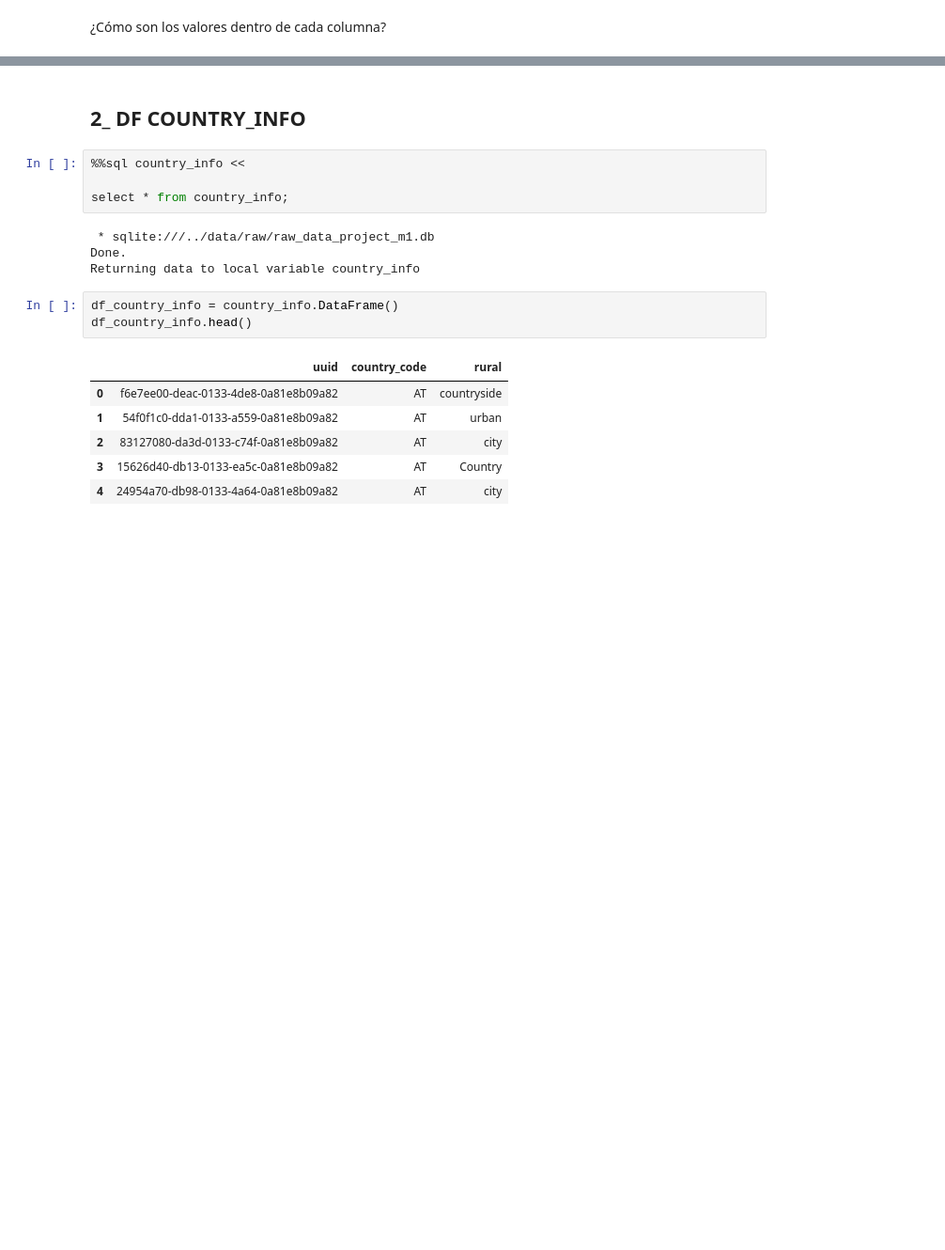
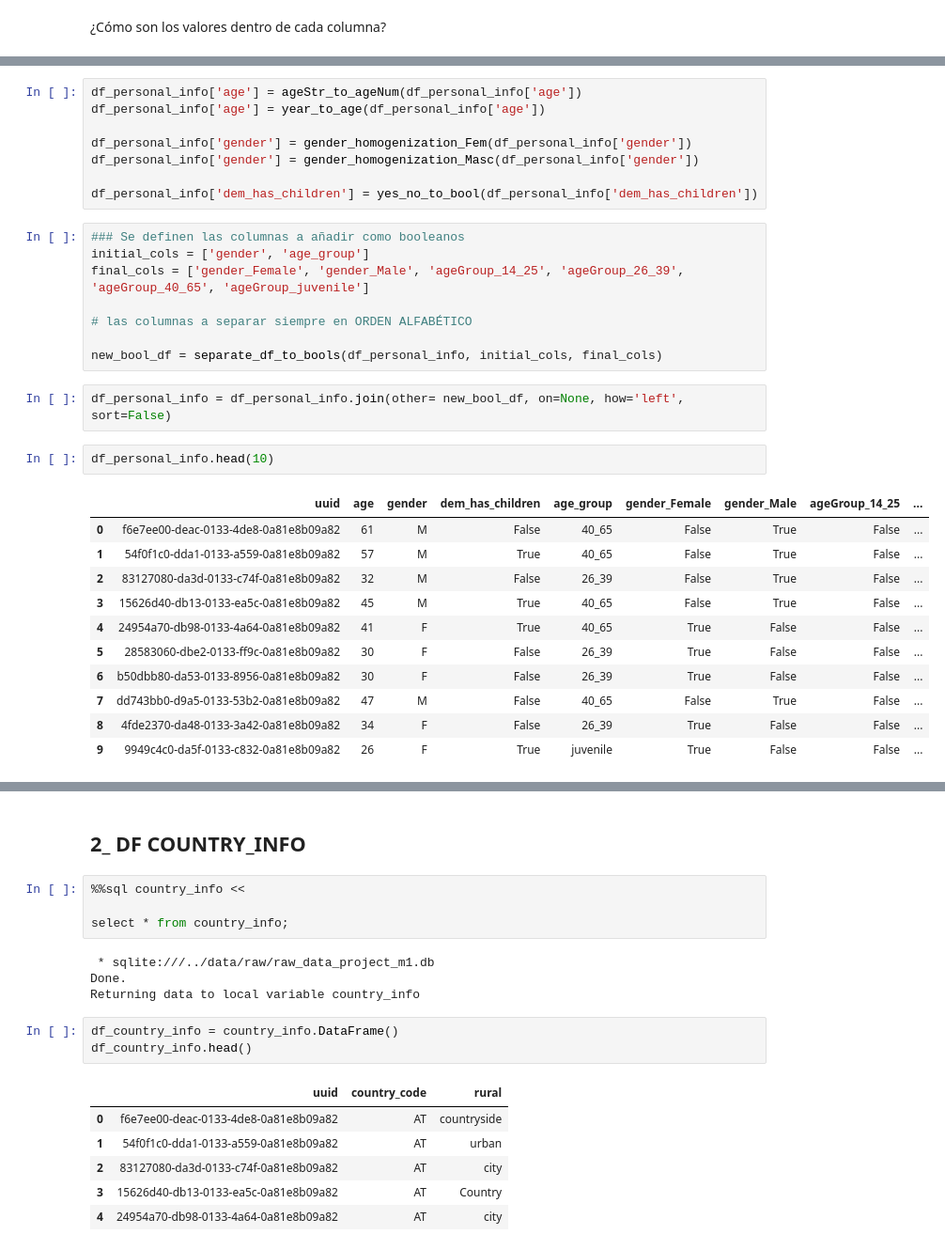
Before and after one commit to LAMDAMielgo/European_DataJobs_Poll, a Jupyter notebook: notebooks/acquisition.ipynb, the cells around one changed output, grey strips where cells are left out. Shown: that part at 94% size. Saved outputs shown, nothing was run; the diff lists cells and outputs as text; blank space fills up the shorter version.

Commit message:
finished personal_info table cleaning

```diff
--- a/notebooks/acquisition.ipynb
+++ b/notebooks/acquisition.ipynb
@@ -195,0 +147,32 @@ df_personal_info[['age' , 'age_group']]
+# %%
+df_personal_info['age'] = ageStr_to_ageNum(df_personal_info['age'])
+df_personal_info['age'] = year_to_age(df_personal_info['age'])
+
+df_personal_info['gender'] = gender_homogenization_Fem(df_personal_info['gender'])
+df_personal_info['gender'] = gender_homogenization_Masc(df_personal_info['gender'])
+
+df_personal_info['dem_has_children'] = yes_no_to_bool(df_personal_info['dem_has_children'])
+# %%
+### Se definen las columnas a añadir como booleanos
+initial_cols = ['gender', 'age_group']
+final_cols = ['gender_Female', 'gender_Male', 'ageGroup_14_25', 'ageGroup_26_39', 'ageGroup_40_65', 'ageGroup_juvenile']
+
+# las columnas a separar siempre en ORDEN ALFABÉTICO
+
+new_bool_df = separate_df_to_bools(df_personal_info, initial_cols, final_cols)
+# %%
+df_personal_info = df_personal_info.join(other= new_bool_df, on=None, how='left', sort=False)
+# %%
+df_personal_info.head(10)
+# %% [output]
+|  | uuid | age | gender | dem_has_children | age_group | gender_Female | gender_Male | ageGroup_14_25 | ... |
+| 0 | f6e7ee00-deac-0133-4de8-0a81e8b09a82 | 61 | M | False | 40_65 | False | True | False | ... |
+| 1 | 54f0f1c0-dda1-0133-a559-0a81e8b09a82 | 57 | M | True | 40_65 | False | True | False | ... |
+| 2 | 83127080-da3d-0133-c74f-0a81e8b09a82 | 32 | M | False | 26_39 | False | True | False | ... |
+| 3 | 15626d40-db13-0133-ea5c-0a81e8b09a82 | 45 | M | True | 40_65 | False | True | False | ... |
+| 4 | 24954a70-db98-0133-4a64-0a81e8b09a82 | 41 | F | True | 40_65 | True | False | False | ... |
+| 5 | 28583060-dbe2-0133-ff9c-0a81e8b09a82 | 30 | F | False | 26_39 | True | False | False | ... |
+| 6 | b50dbb80-da53-0133-8956-0a81e8b09a82 | 30 | F | False | 26_39 | True | False | False | ... |
+| 7 | dd743bb0-d9a5-0133-53b2-0a81e8b09a82 | 47 | M | False | 40_65 | False | True | False | ... |
+| 8 | 4fde2370-da48-0133-3a42-0a81e8b09a82 | 34 | F | False | 26_39 | True | False | False | ... |
+| 9 | 9949c4c0-da5f-0133-c832-0a81e8b09a82 | 26 | F | True | juvenile | True | False | False | ... |
```
Also changed, not shown: parts of 21 cells of this notebook, 1 other file.
